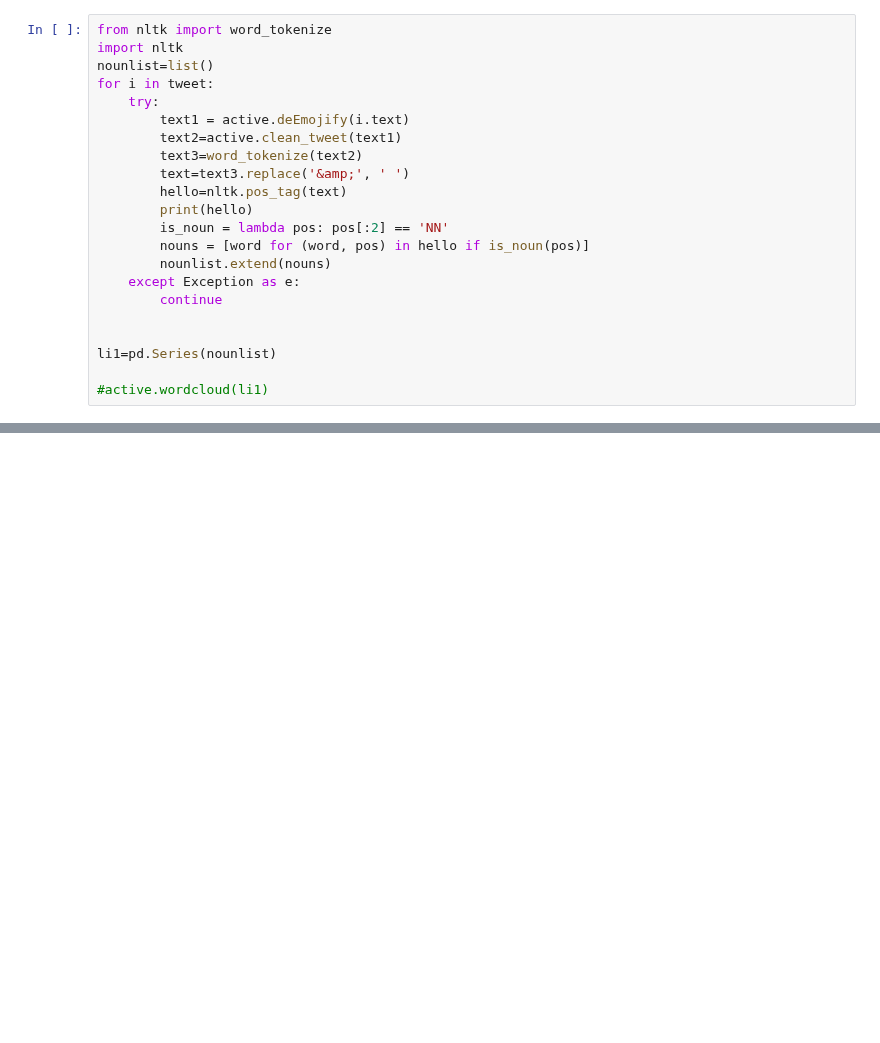
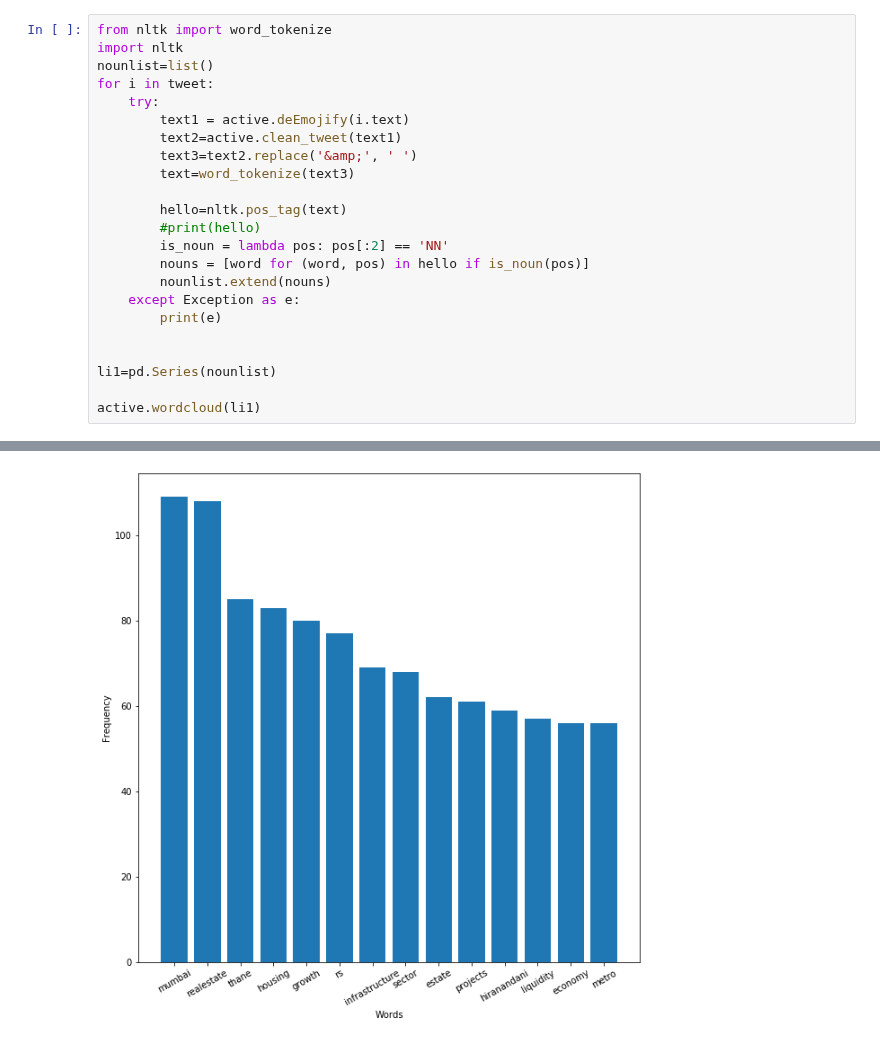
Before and after one commit to parthnagarkar875/Twitter-Data-Mining-for-Targeted-Marketing, a Jupyter notebook: pull.ipynb, the cells around one changed output, grey strips where cells are left out. Cells and saved outputs as stored; diff of their text form; blank space fills up the shorter version.

```diff
--- a/pull.ipynb
+++ b/pull.ipynb
@@ -54,17 +85,19 @@ for i in tweet:
     try:
         text1 = active.deEmojify(i.text)
         text2=active.clean_tweet(text1)
-        text3=word_tokenize(text2)
-        text=text3.replace('&amp;', ' ')
+        text3=text2.replace('&amp;', ' ')
+        text=word_tokenize(text3)
+
         hello=nltk.pos_tag(text)
-        print(hello)
+        #print(hello)
         is_noun = lambda pos: pos[:2] == 'NN'
         nouns = [word for (word, pos) in hello if is_noun(pos)]
         nounlist.extend(nouns)
     except Exception as e:
-        continue
+        print(e)
 
 
 li1=pd.Series(nounlist)
 
-#active.wordcloud(li1)
+active.wordcloud(li1)
+# %% [output]
@@ -71,3 +121,4 @@ li1=pd.Series(nounlist)
+[figure, added]
 # %%
 import os
 st = StanfordNERTagger('C:/Users/Parth/Contacts/Downloads/New Stanford/stanford-english-corenlp-2018-10-05-models/edu/stanford/nlp/models/ner/english.all.3class.caseless.distsim.crf.ser.gz','C:/Users/Parth/Contacts/Downloads/stanford-ner-2015-04-20/stanford-ner.jar',encoding='utf-8')
```
Also changed, not shown: parts of 6 cells of this notebook, 2 other files.
